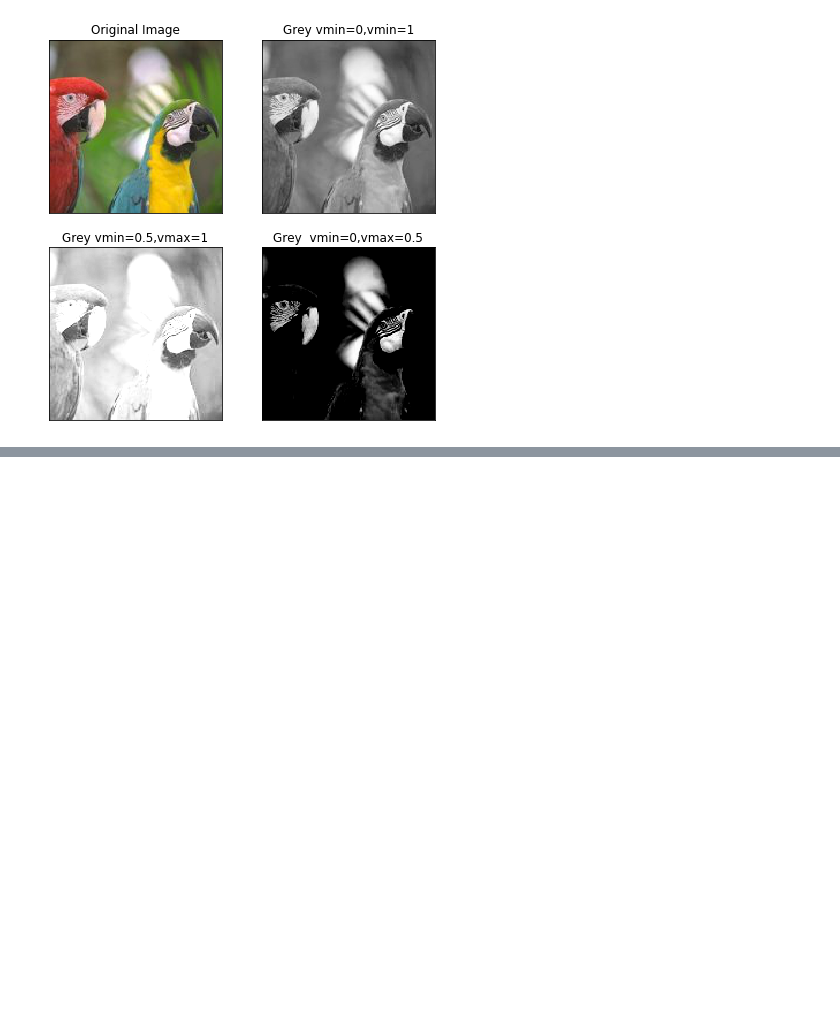
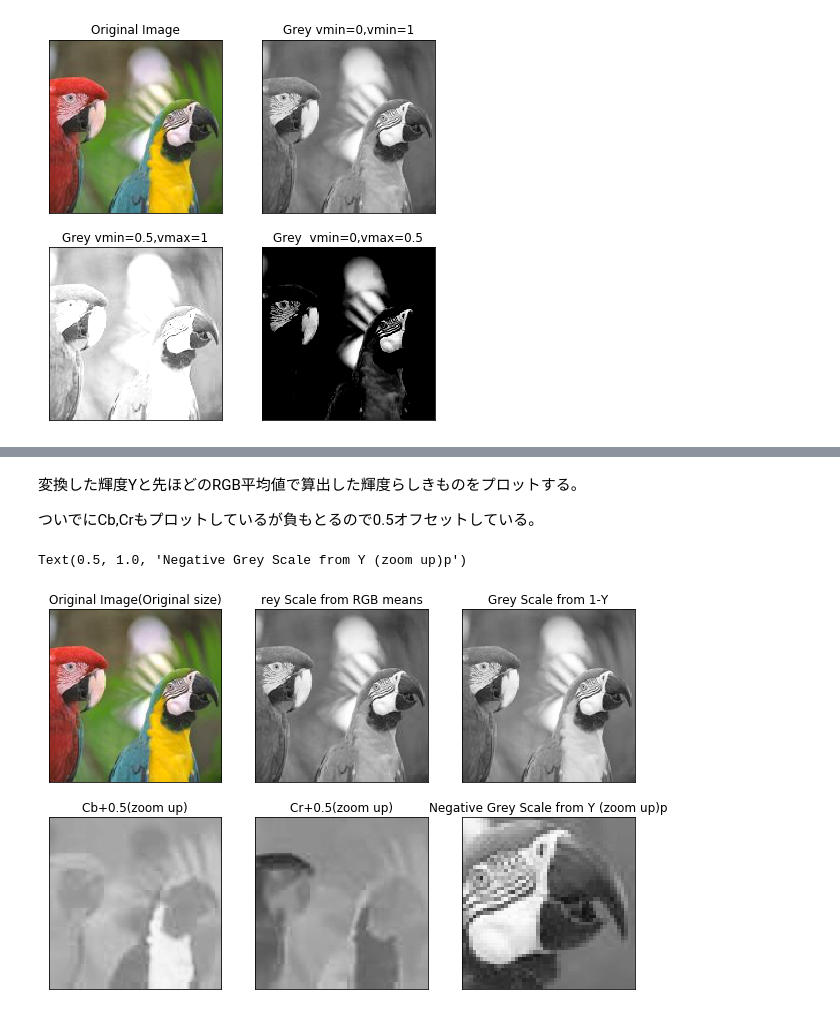
Before and after one commit to arockyu/python_beginner, a Jupyter notebook: matplotlib_image_memo.ipynb, the cells around one changed output, grey strips where cells are left out. Drawn from its saved outputs; the diff is of its cells as text; code cells hidden in the pictures; blank space fills up the shorter version.

```diff
--- a/matplotlib_image_memo.ipynb
+++ b/matplotlib_image_memo.ipynb
@@ -14,7 +14,7 @@ import numpy as np
 import matplotlib.pyplot as plt
 import matplotlib.image as mpimg
 
-f_name="target_data\Parrots.jpg" #jpegファイル名
+f_name="target_data\.jpg" #jpegファイル名
 
 
 img = mpimg.imread(f_name) #jpegファイルの読み込み
@@ -307,0 +323,43 @@ Text(0.5, 1.0, 'Grey  vmin=0,vmax=0.5')
+# %%
+Y_img = 0.29900*red_img + 0.58700*green_img + 0.11400*blue_img
+Cb_img = -0.1687*red_img  - 0.33126*green_img + 0.50000*blue_img
+Cr_img = 0.50000*red_img  - 0.41869*green_img - 0.081*blue_img
+# %% [markdown]
+変換した輝度Yと先ほどのRGB平均値で算出した輝度らしきものをプロットする。
+
+ついでにCb,Crもプロットしているが負もとるので0.5オフセットしている。
+# %%
+fig, axs = plt.subplots(2, 3,figsize=[10.5,7.])
+
+axs[0][0].imshow(img)
+axs[0][0].set_xticks([])
+axs[0][0].set_yticks([])
+axs[0][0].set_title("Original Image(Original size)")
+
+axs[0][1].imshow(gscale_img,cmap="Greys",vmin=0,vmax=1)
+axs[0][1].set_xticks([])
+axs[0][1].set_yticks([])
+axs[0][1].set_title("Grey Scale from RGB means")
+
+axs[0][2].imshow(1-Y_img,cmap="Greys",vmin=0,vmax=1)
+axs[0][2].set_xticks([])
+axs[0][2].set_yticks([])
+axs[0][2].set_title("Grey Scale from 1-Y")
+
+axs[1][0].imshow(Cb_img+0.5,cmap="Greys",vmin=0,vmax=1)
+axs[1][0].set_xticks([])
+axs[1][0].set_yticks([])
+axs[1][0].set_title("Cb+0.5(zoom up)")
+
+axs[1][1].imshow(Cr_img+0.5,cmap="Greys",vmin=0,vmax=1)
+axs[1][1].set_xticks([])
+axs[1][1].set_yticks([])
+axs[1][1].set_title("Cr+0.5(zoom up)")
+
+axs[1][2].imshow(1-Y_img[50:99,100:149],cmap="Greys",vmin=0,vmax=1)
+axs[1][2].set_xticks([])
+axs[1][2].set_yticks([])
+axs[1][2].set_title("Negative Grey Scale from Y (zoom up)p")
+# %% [output]
+Text(0.5, 1.0, 'Negative Grey Scale from Y (zoom up)p')
+[figure, added]
```
Also changed, not shown: parts of 8 cells of this notebook.
